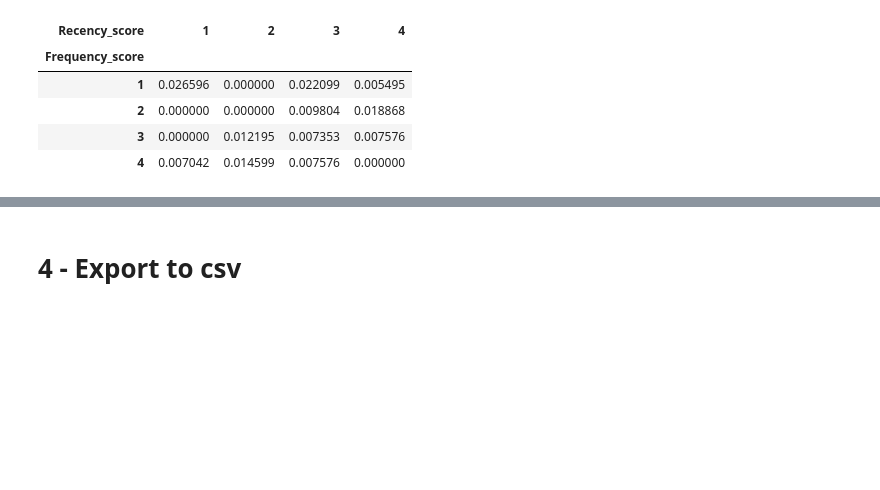
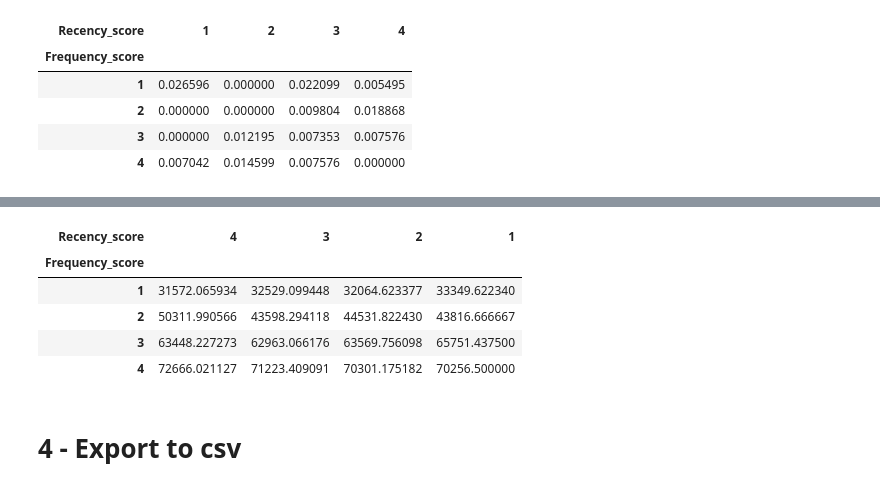
Before and after one commit to nqtquoctrung94/RFM_Customer_Personality_Analysis, a Jupyter notebook: clean_data.ipynb, the cells around one changed output, grey strips where cells are left out. Cells and saved outputs as stored; diff of their text form; code cells hidden in the pictures; blank space fills up the shorter version.

```diff
--- a/clean_data.ipynb
+++ b/clean_data.ipynb
@@ -854,3 +842,13 @@ plt.show()
+# %%
+grouped_data = rfm_update_data.groupby(['Frequency_score', 'Recency_score'])['Income'].mean().unstack()
+grouped_data
+# %% [output]
+| Recency_score | 4 | 3 | 2 | 1 |
+| Frequency_score |  |  |  |  |
+| 1 | 31572.065934 | 32529.099448 | 32064.623377 | 33349.622340 |
+| 2 | 50311.990566 | 43598.294118 | 44531.822430 | 43816.666667 |
+| 3 | 63448.227273 | 62963.066176 | 63569.756098 | 65751.437500 |
+| 4 | 72666.021127 | 71223.409091 | 70301.175182 | 70256.500000 |
 # %% [markdown]
 # 4 - Export to csv
 # %%
```
Also changed, not shown: parts of 4 cells of this notebook.
